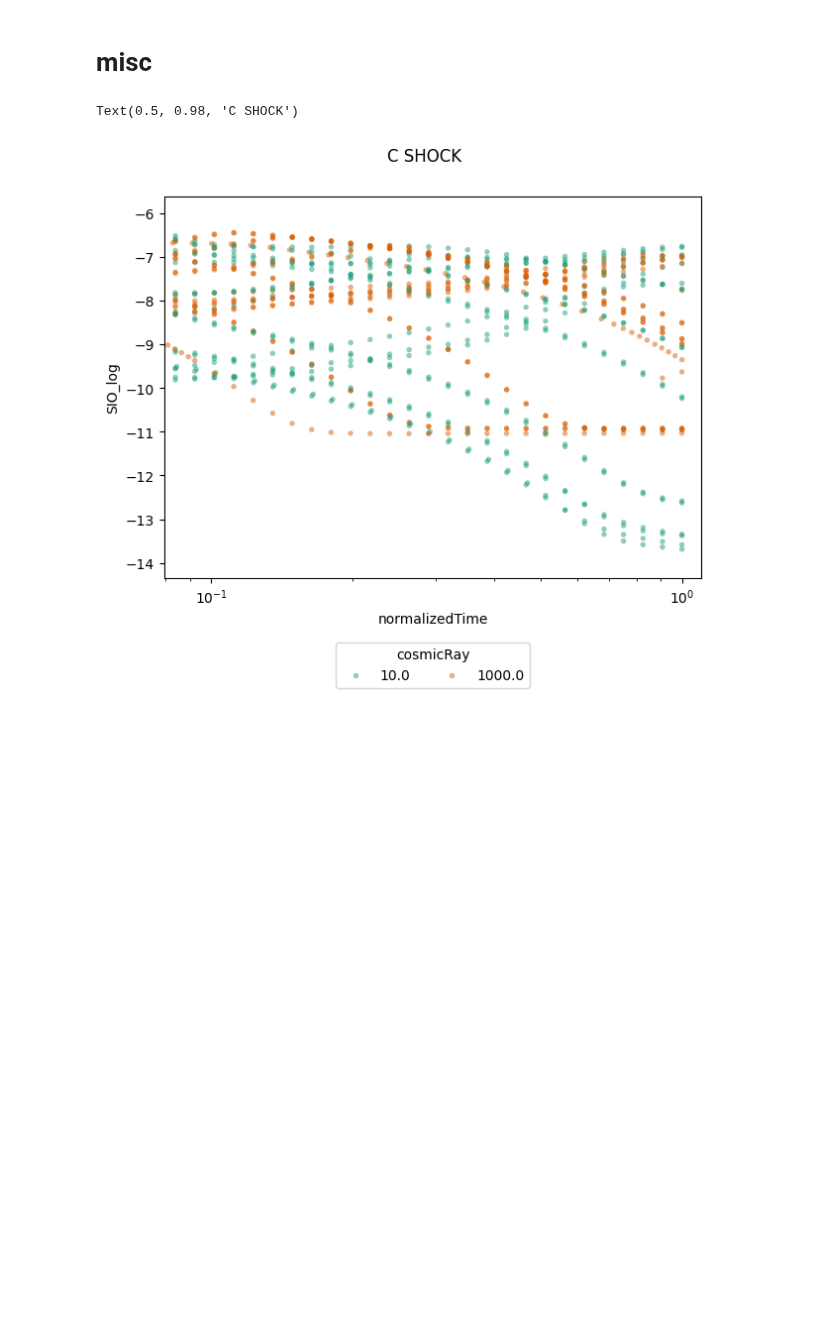
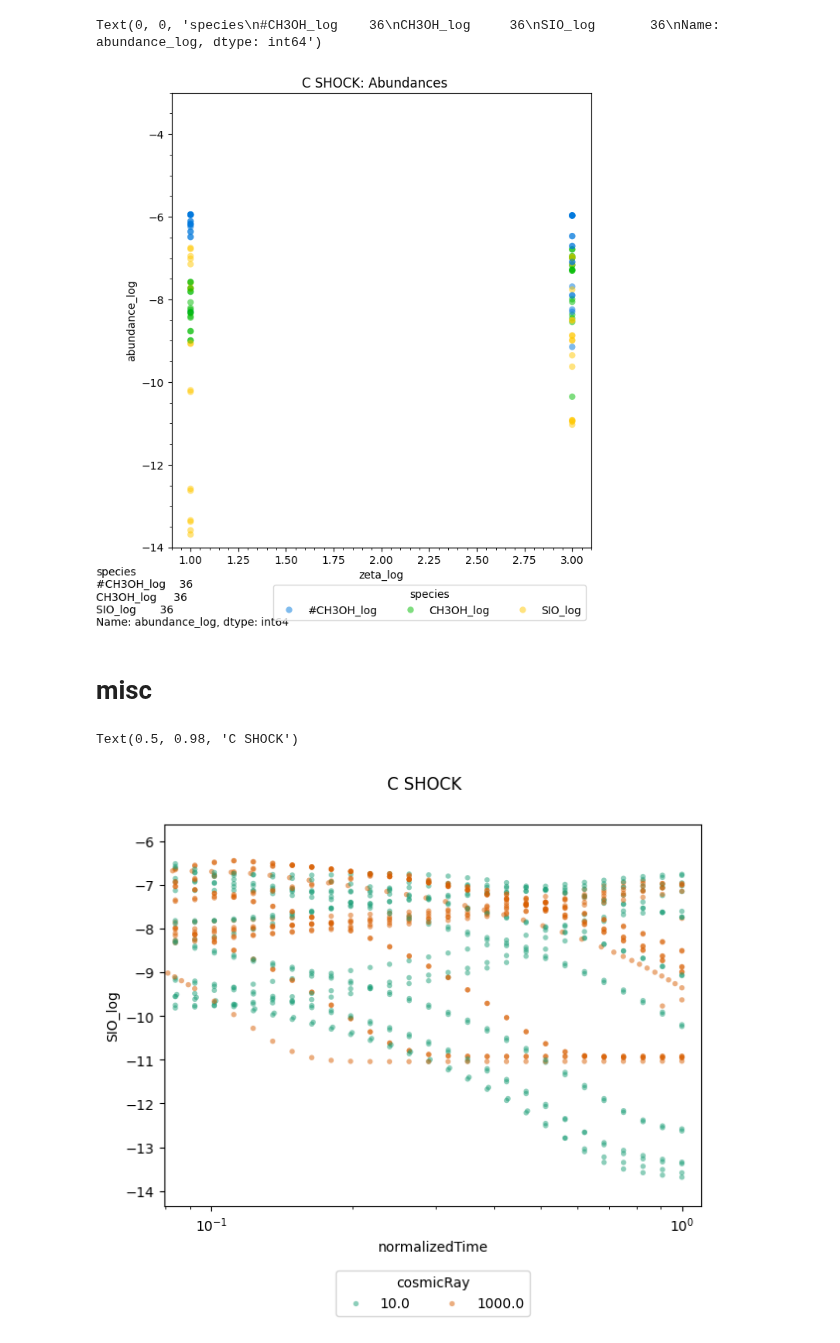
Before and after one commit to georgina-sampson/LEAPS-2024, a Jupyter notebook: Analysis/analysis.ipynb, the cells around one changed output. Cells and saved outputs as stored; diff of their text form; code cells hidden in the pictures; blank space fills up the shorter version.

Commit message:
pretty plots

```diff
--- a/Analysis/analysis.ipynb
+++ b/Analysis/analysis.ipynb
@@ -14,22 +14,4 @@ species= constants.species
 singleDf=True
 tipo=constants.SHOCK
 df= Plotting.buildDataframe(tipo, folder, physical, species)
+dfFinal= Plotting.localAbundanceDataframe(df, species, physical, tipo)
-# %%
-dfFinal=df.loc[df['gasTemp'] > 15].groupby(['runName']+constants.initparams[tipo],as_index=False)[['normalizedTime','Time']+physical[tipo]+species].mean()
-for prop in physical[tipo]+species+['normalizedTime','Time']:
-    with np.errstate(divide='ignore'): dfFinal[f'{prop}_log']=np.log10(dfFinal[prop])
-
-
-campos=['runName','normalizedTime','normalizedTime_log','Time']+[f'{prop}_log' for prop in physical[tipo]]+constants.initparams[tipo]
-if not singleDf: campos.append('tipo')
-especies=[prop+'_log' for prop in species]
-
-tDic=dict([(key, []) for key in campos+['abundance_log', 'species']])
-for i in dfFinal.index:
-    for spec in especies:
-        tDic['abundance_log'].append(dfFinal.at[i,spec])
-        tDic['species'].append(spec)
-        for c in campos:
-            tDic[c].append(dfFinal.at[i,c])
-
-resu=pd.DataFrame(tDic)
@@ -52,3 +18,20 @@ resu
+# %%
+phys='zeta_log'
+
+fig, ax = plt.subplots(figsize=(7,7))
+fig.subplots_adjust(top=0.95)
+sns.scatterplot(dfFinal, x=phys, y='abundance_log',
+                hue='species', palette='nipy_spectral',
+                linewidth=0, ax=ax, alpha=0.5,
+                )
+sns.move_legend(ax, "upper right", bbox_to_anchor=(1, -0.07), ncol=4)
+ax.set_ybound(-14,-3)
+ax.minorticks_on()
+fig.suptitle(tipo.upper()+': Abundances')
+ax.annotate(dfFinal.groupby(by=['species'])['abundance_log'].count(), xy=(0,0), xycoords='figure fraction', va='bottom', ha='left')
+# %% [output]
+Text(0, 0, 'species\n#CH3OH_log    36\nCH3OH_log     36\nSIO_log       36\nName: abundance_log, dtype: int64')
+[figure, added]
 # %% [markdown]
 # misc
 # %%
```
Also changed, not shown: parts of 1 cell of this notebook, 28 other files.
